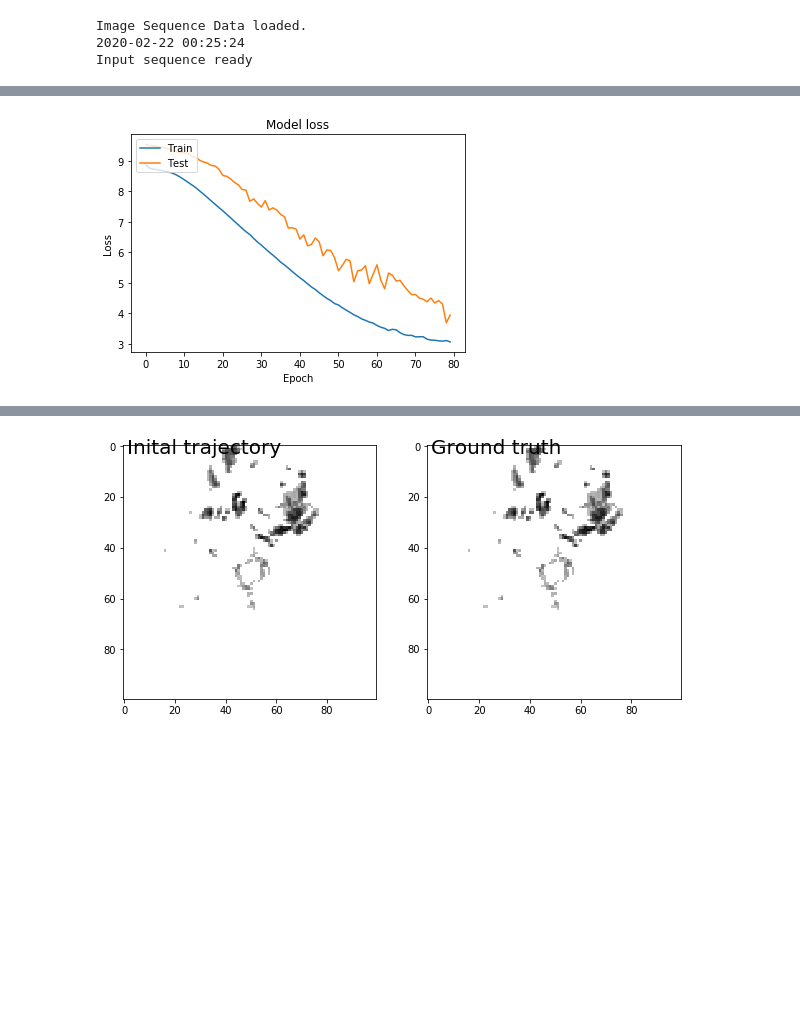
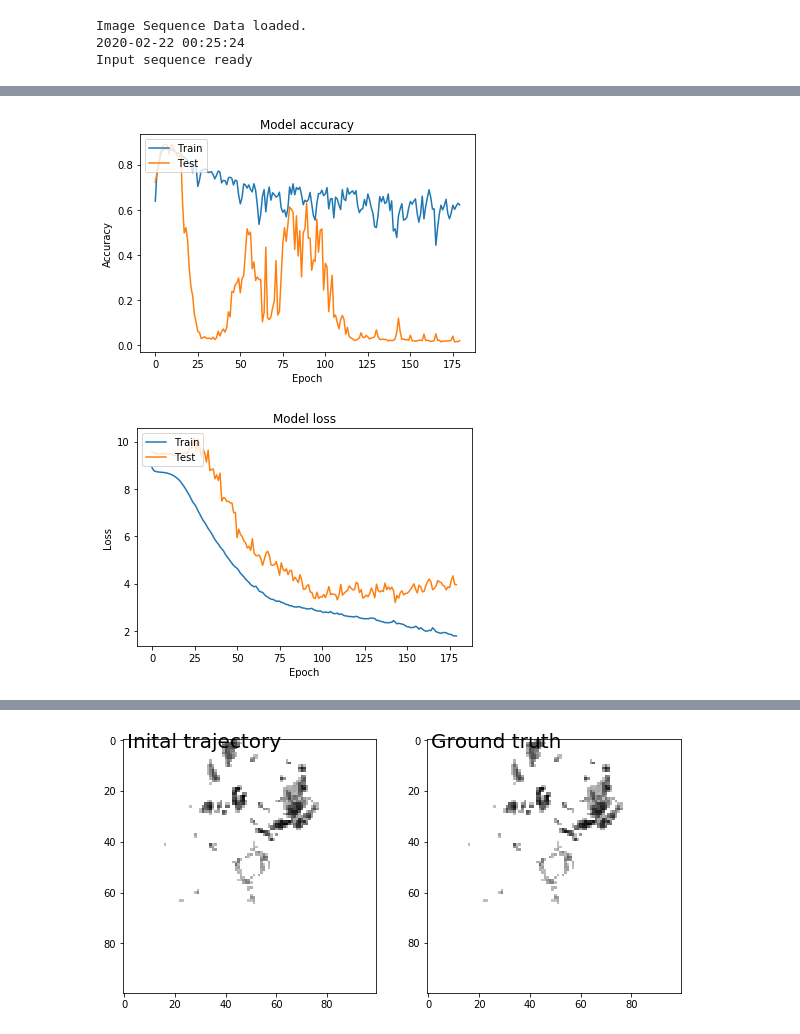
Before and after one commit to gsarm78/cs230Project, a Jupyter notebook: nowcastingmodel.ipynb, the cells around one changed output, grey strips where cells are left out. Drawn from its saved outputs; the diff is of its cells as text; code cells hidden in the pictures; blank space fills up the shorter version.

```diff
--- a/nowcastingmodel.ipynb
+++ b/nowcastingmodel.ipynb
@@ -146,27 +128,28 @@ Epoch 12/180
 # %%
 ####################################
 #         PLOT LOSS vs EPOCHS      #
 ####################################
-'''
+
 # Plot training & validation accuracy values
 plt.plot(history.history['acc'])
 plt.plot(history.history['val_acc'])
 plt.title('Model accuracy')
 plt.ylabel('Accuracy')
 plt.xlabel('Epoch')
 plt.legend(['Train', 'Test'], loc='upper left')
 plt.show()
-'''
+
 # Plot training & validation loss values
 plt.plot(history.history['loss'])
 plt.plot(history.history['val_loss'])
 plt.title('Model loss')
 plt.ylabel('Loss')
 plt.xlabel('Epoch')
 plt.legend(['Train', 'Test'], loc='upper left')
 plt.show()
 # %% [output]
-[figure, old version]
+[figure, new version]
+[figure, added]
 # %%
 # Model Summary; Training parameters etc...
 model.summary()
```
Also changed, not shown: parts of 2 cells of this notebook.
